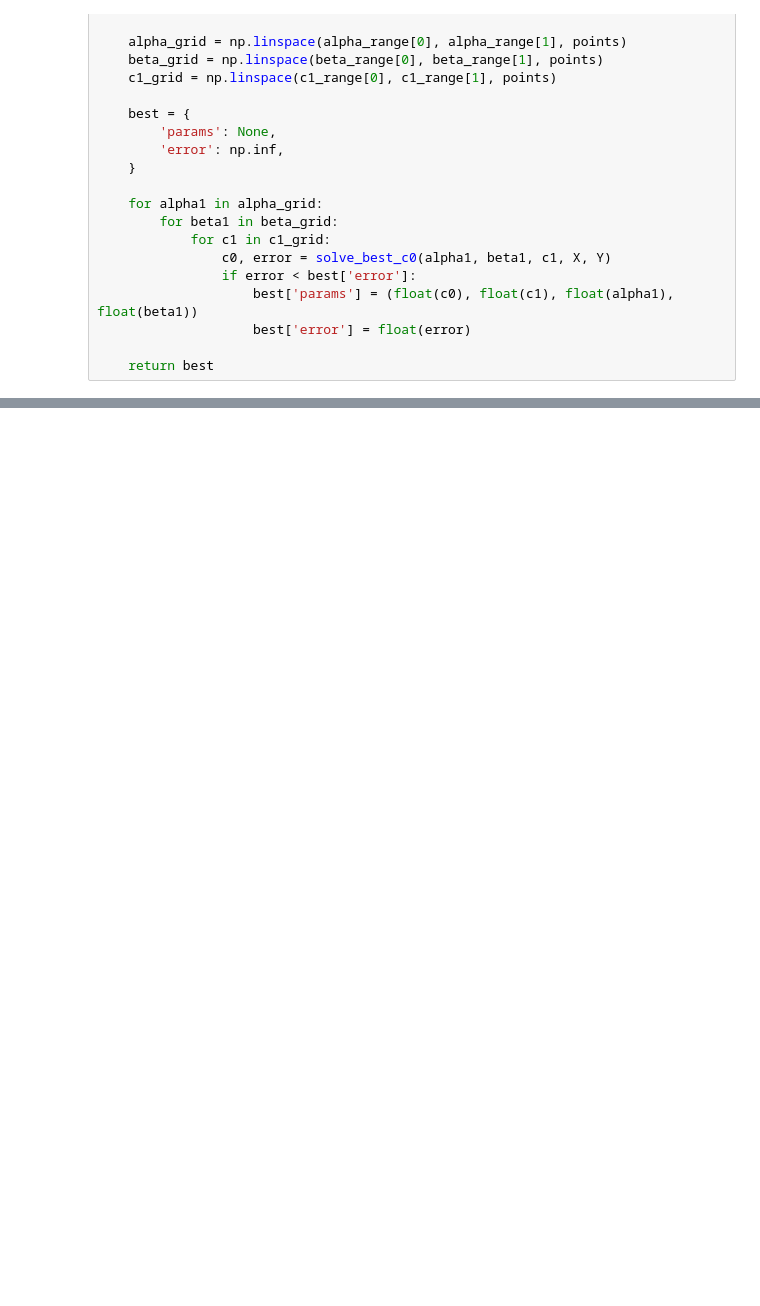
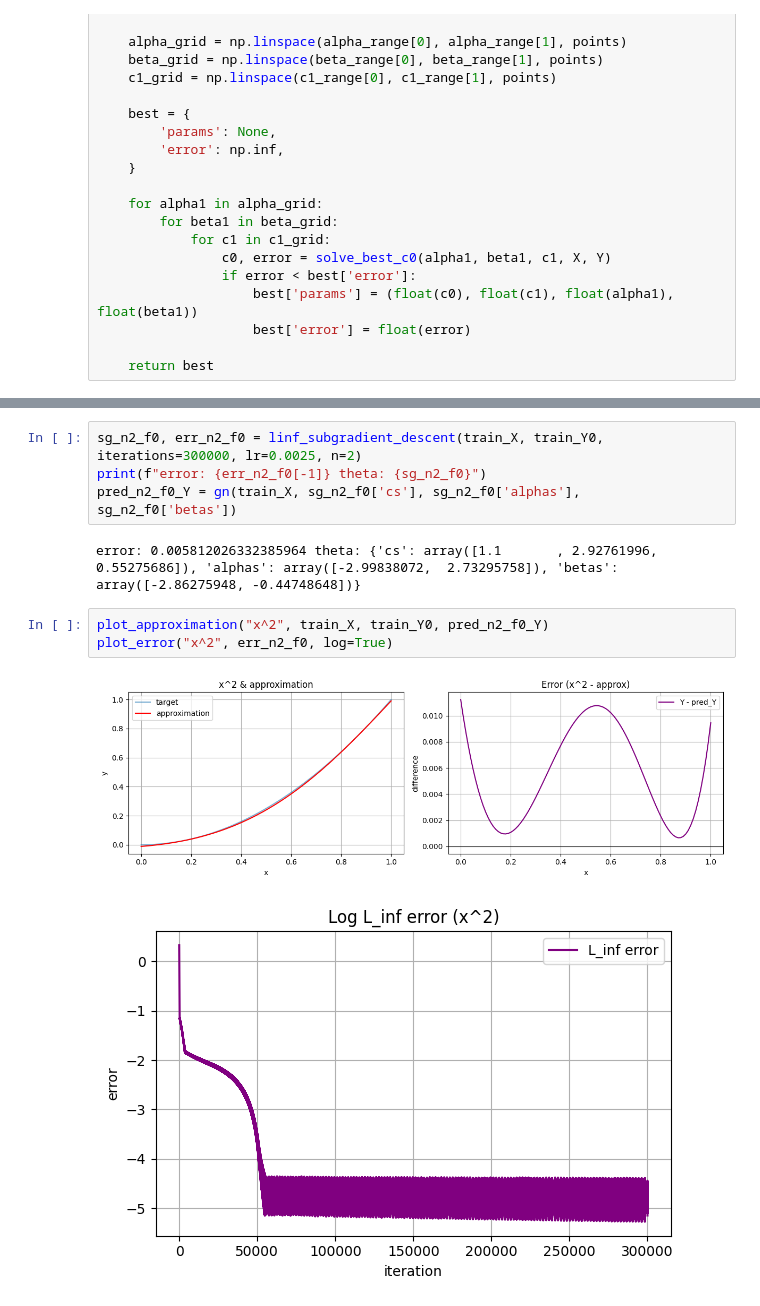
Before and after one commit to kishmakov/crunch, a Jupyter notebook: outlines/01_approximation_with_sigmoids.ipynb, the cells around one changed output, grey strips where cells are left out. Saved outputs shown, nothing was run; the diff lists cells and outputs as text; blank space fills up the shorter version.

```diff
--- a/outlines/01_approximation_with_sigmoids.ipynb
+++ b/outlines/01_approximation_with_sigmoids.ipynb
@@ -238,0 +321,12 @@ Theta: {'c0': np.float64(0.26434858090917285), 'alpha': array([0.4153198]), 'bet
+# %%
+sg_n2_f0, err_n2_f0 = linf_subgradient_descent(train_X, train_Y0, iterations=300000, lr=0.0025, n=2)
+print(f"error: {err_n2_f0[-1]} theta: {sg_n2_f0}")
+pred_n2_f0_Y = gn(train_X, sg_n2_f0['cs'], sg_n2_f0['alphas'], sg_n2_f0['betas'])
+# %% [output]
+error: 0.005812026332385964 theta: {'cs': array([1.1       , 2.92761996, 0.55275686]), 'alphas': array([-2.99838072,  2.73295758]), 'betas': array([-2.86275948, -0.44748648])}
+# %%
+plot_approximation("x^2", train_X, train_Y0, pred_n2_f0_Y)
+plot_error("x^2", err_n2_f0, log=True)
+# %% [output]
+[figure, added]
+[figure, added]
```
Also changed, not shown: parts of 20 cells of this notebook.
